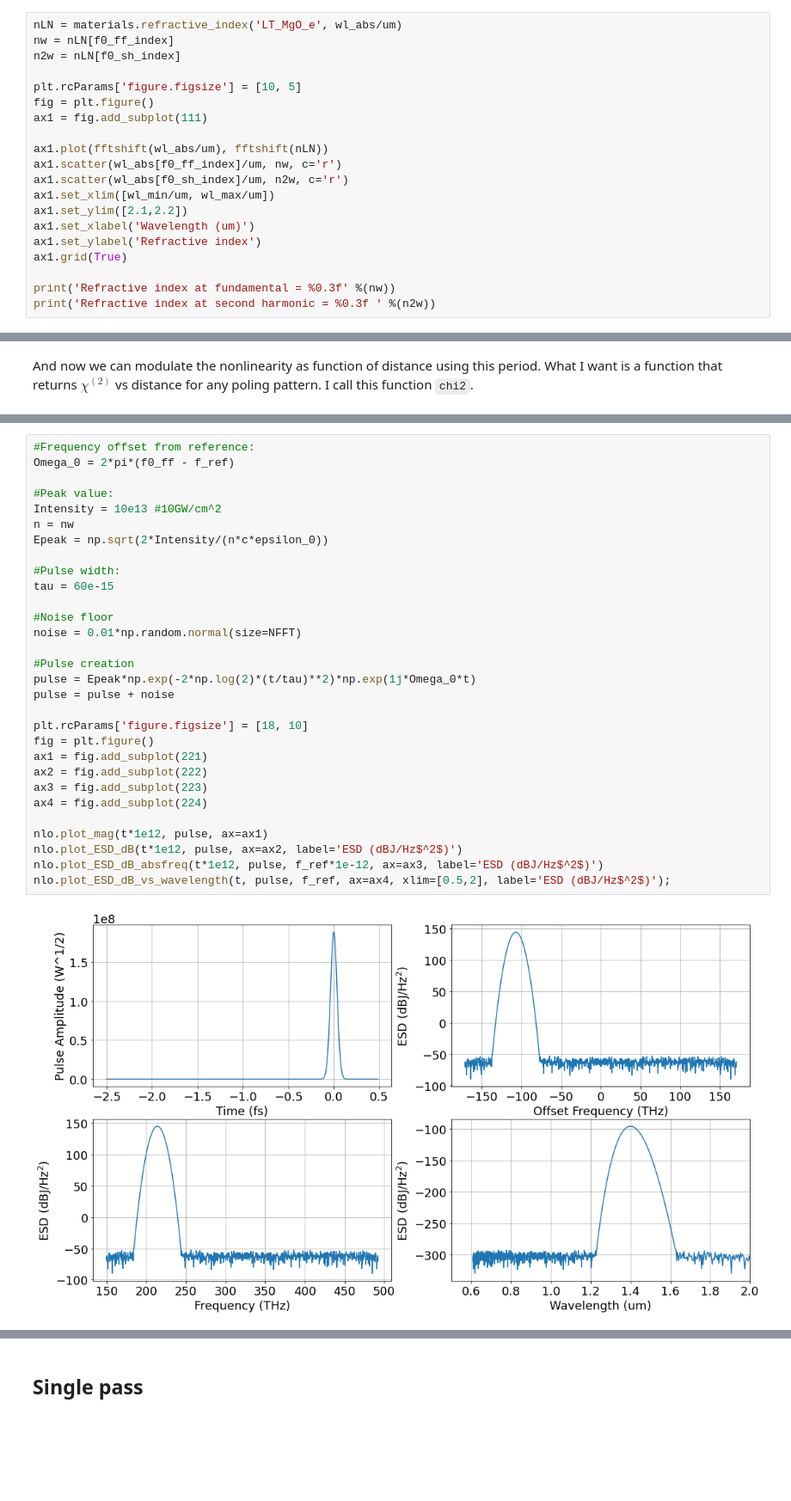
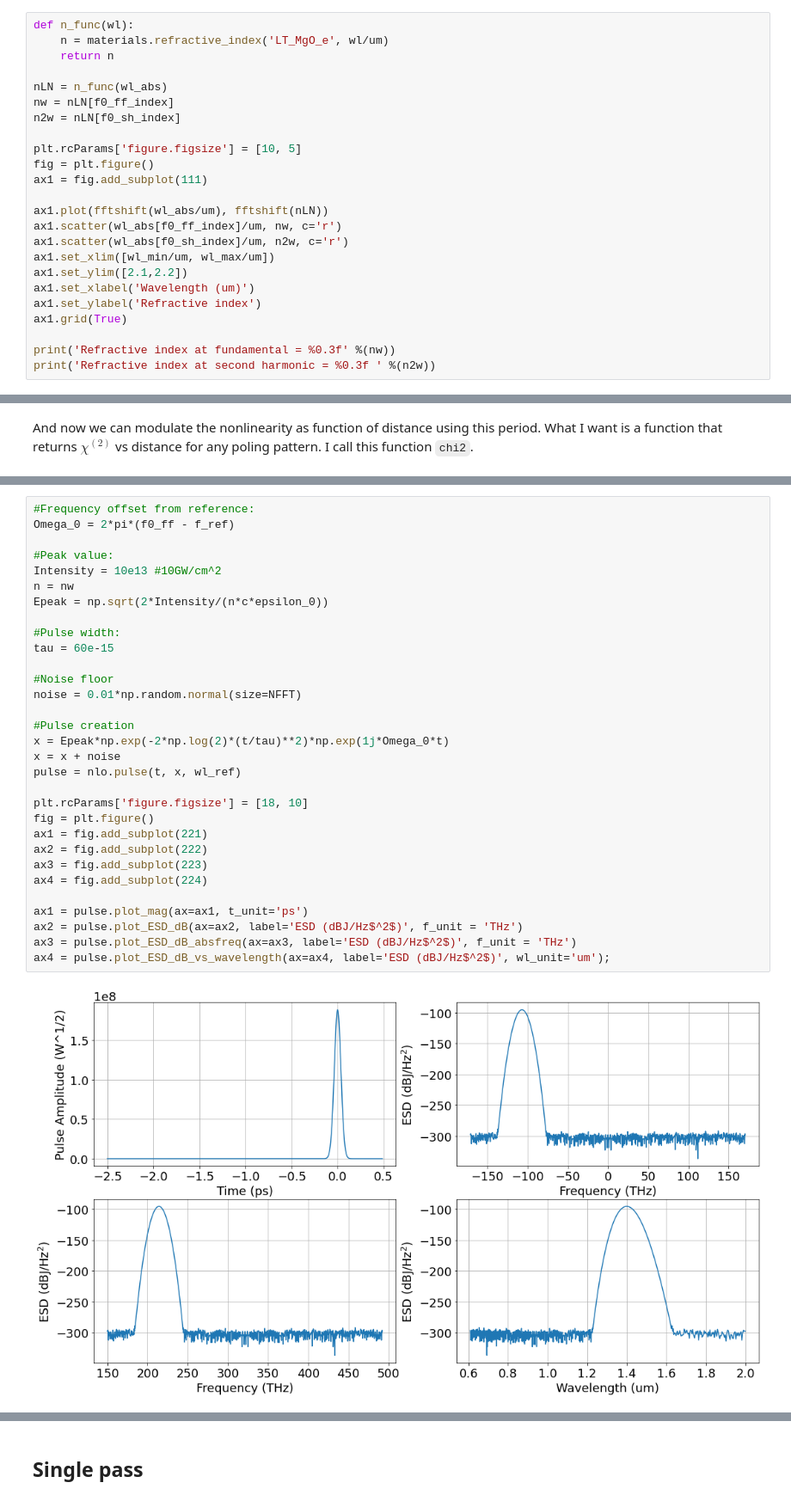
Before and after one commit to ledezmaluism/snow, a Jupyter notebook: Notebooks/NEE_test_Example1_SHG.ipynb, the cells around one changed output, grey strips where cells are left out. Shown at 86% size. Drawn from its saved outputs; the diff is of its cells as text; blank space fills up the shorter version.

```diff
--- a/Notebooks/NEE_test_Example1_SHG.ipynb
+++ b/Notebooks/NEE_test_Example1_SHG.ipynb
@@ -162,7 +165,11 @@ Array index for SH = 320
 
 I'm going to load the refractive index of lithium tantalate from my personal library named <font color=magenta> materials</font>. In that library I implement mostly Sellmeier's equations obtained from https://refractiveindex.info/ for a few common materials.
 # %%
-nLN = materials.refractive_index('LT_MgO_e', wl_abs/um)
+def n_func(wl):
+    n = materials.refractive_index('LT_MgO_e', wl/um)
+    return n
+
+nLN = n_func(wl_abs)
 nw = nLN[f0_ff_index]
 n2w = nLN[f0_sh_index]
 
@@ -284,32 +297,33 @@ Let's now generate the pulse, add a bit of noise to it, and plot it to verify it
 # %%
 #Frequency offset from reference:
 Omega_0 = 2*pi*(f0_ff - f_ref)
 
 #Peak value:
 Intensity = 10e13 #10GW/cm^2
 n = nw
 Epeak = np.sqrt(2*Intensity/(n*c*epsilon_0))
 
 #Pulse width:
 tau = 60e-15
 
 #Noise floor
 noise = 0.01*np.random.normal(size=NFFT)
 
 #Pulse creation
-pulse = Epeak*np.exp(-2*np.log(2)*(t/tau)**2)*np.exp(1j*Omega_0*t)
-pulse = pulse + noise
+x = Epeak*np.exp(-2*np.log(2)*(t/tau)**2)*np.exp(1j*Omega_0*t)
+x = x + noise
+pulse = nlo.pulse(t, x, wl_ref)
 
 plt.rcParams['figure.figsize'] = [18, 10]
 fig = plt.figure()
 ax1 = fig.add_subplot(221)
 ax2 = fig.add_subplot(222)
 ax3 = fig.add_subplot(223)
 ax4 = fig.add_subplot(224)
 
-nlo.plot_mag(t*1e12, pulse, ax=ax1)
-nlo.plot_ESD_dB(t*1e12, pulse, ax=ax2, label='ESD (dBJ/Hz$^2$)')
-nlo.plot_ESD_dB_absfreq(t*1e12, pulse, f_ref*1e-12, ax=ax3, label='ESD (dBJ/Hz$^2$)')
-nlo.plot_ESD_dB_vs_wavelength(t, pulse, f_ref, ax=ax4, xlim=[0.5,2], label='ESD (dBJ/Hz$^2$)');
+ax1 = pulse.plot_mag(ax=ax1, t_unit='ps')
+ax2 = pulse.plot_ESD_dB(ax=ax2, label='ESD (dBJ/Hz$^2$)', f_unit = 'THz')
+ax3 = pulse.plot_ESD_dB_absfreq(ax=ax3, label='ESD (dBJ/Hz$^2$)', f_unit = 'THz')
+ax4 = pulse.plot_ESD_dB_vs_wavelength(ax=ax4, label='ESD (dBJ/Hz$^2$)', wl_unit='um');
 # %% [output]
-[figure, old version]
+[figure, new version]
```
Also changed, not shown: parts of 19 cells of this notebook.
